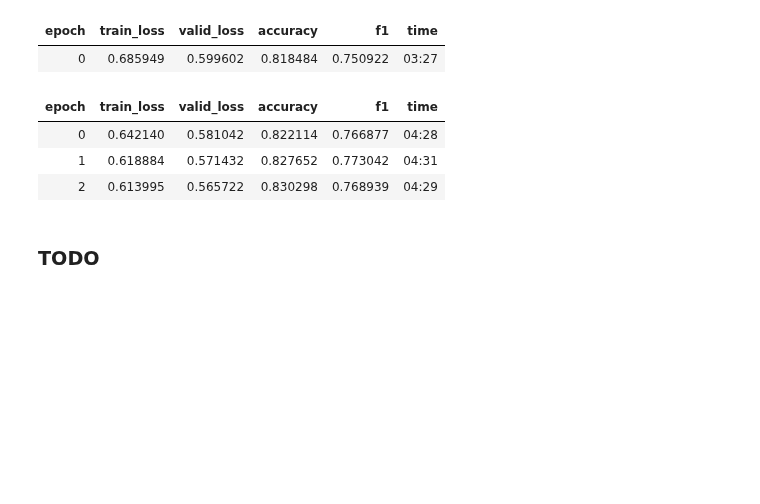
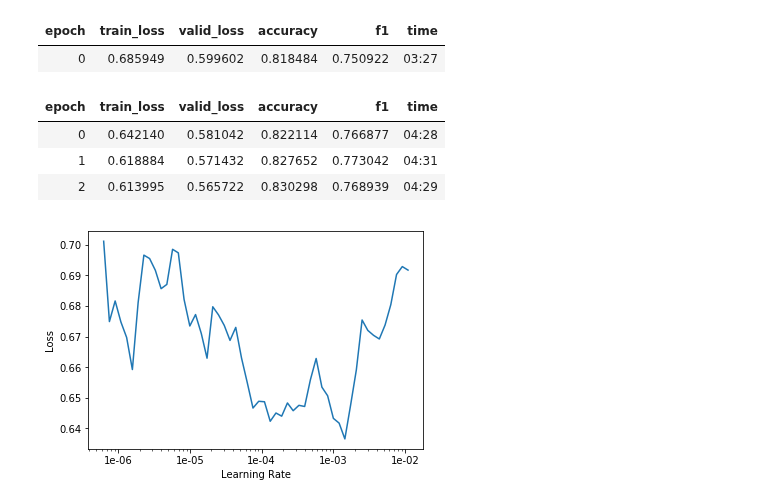
Before and after one commit to wwymak/spacenet-buildings, a Jupyter notebook: xview2/25Nov-improving damage classification-resampling.ipynb, the cells around one changed output. Saved outputs shown, nothing was run; the diff lists cells and outputs as text; code cells hidden in the pictures; blank space fills up the shorter version.

```diff
--- a/xview2/25Nov-improving damage classification-resampling.ipynb
+++ b/xview2/25Nov-improving damage classification-resampling.ipynb
@@ -282,5 +286,3 @@ learn.fit_one_cycle(3, max_lr=1e-4)
 | 2 | 0.613995 | 0.565722 | 0.830298 | 0.768939 | 04:29 |
 # %%
 learn.save('25Nov-classification_focal_loss_undersampling')
-# %% [markdown]
-### TODO
@@ -287,2 +295,7 @@ learn.save('25Nov-classification_focal_loss_undersampling')
+# %%
+# learn.lr_find()
+learn.recorder.plot(skip_end=20)
+# %% [output]
+[figure, added]
 # %%
 lr=1e-5
```
Also changed, not shown: parts of 17 cells of this notebook, 2 other files.
